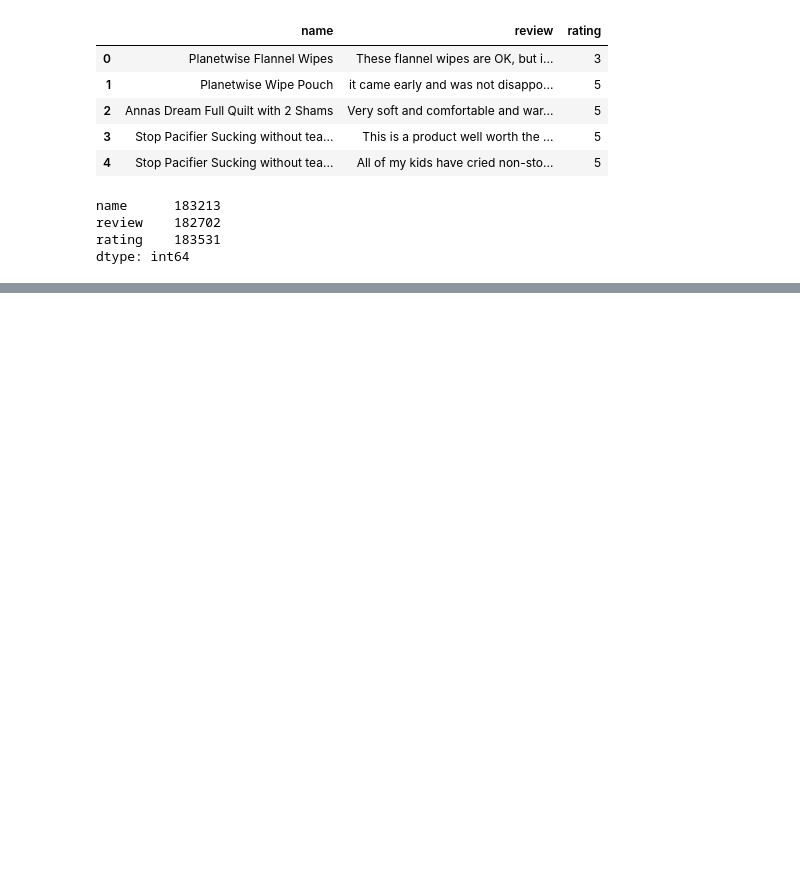
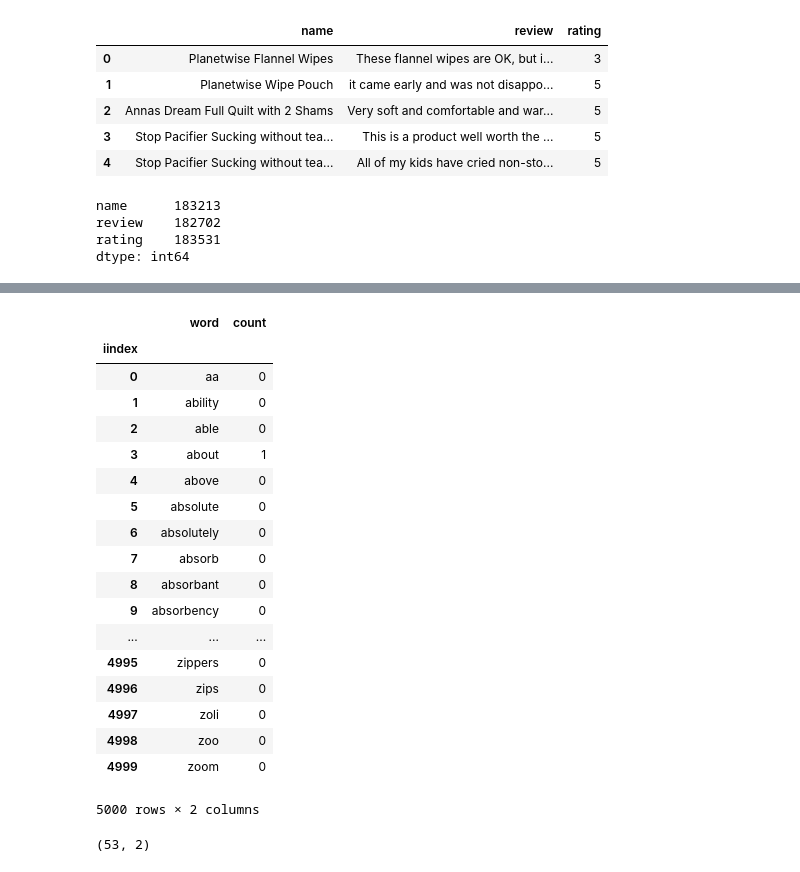
Before and after one commit to ddumet/coursera_machine_learning_foundations, a Jupyter notebook: analysing_sentiment.ipynb, the cells around one changed output, grey strips where cells are left out. Cells and saved outputs as stored; diff of their text form; code cells hidden in the pictures; blank space fills up the shorter version.

Commit message:
Still playing with words counting!

```diff
--- a/analysing_sentiment.ipynb
+++ b/analysing_sentiment.ipynb
@@ -123,0 +111,2 @@ create_bagofwords(products["review"][0],stopswrd)
+# %%
+vec.sort_values("iindex",ascending=True,axis=0,inplace=True)
@@ -123,0 +134,2 @@ create_bagofwords(products["review"][0],stopswrd)
+# %%
+vec.set_index("iindex",inplace=True)
@@ -123,0 +168,26 @@ create_bagofwords(products["review"][0],stopswrd)
+# %%
+a = vec
+# %%
+a.insert(1,"count",words_count[0].reshape(-1,1))
+# %%
+a
+# %% [output]
+|  | word | count |
+| iindex |  |  |
+| 0 | aa | 0 |
+| 1 | ability | 0 |
+| 2 | able | 0 |
+| 3 | about | 1 |
+| 4 | above | 0 |
+| 5 | absolute | 0 |
+| 6 | absolutely | 0 |
+| 7 | absorb | 0 |
+| 8 | absorbant | 0 |
+| 9 | absorbency | 0 |
+| ... | ... | ... |
+| 4995 | zippers | 0 |
+| 4996 | zips | 0 |
+| 4997 | zoli | 0 |
+| 4998 | zoo | 0 |
+| 4999 | zoom | 0 |
+5000 rows × 2 columns
@@ -123,0 +196,4 @@ create_bagofwords(products["review"][0],stopswrd)
+# %%
+b.shape
+# %% [output]
+(53, 2)
```
Also changed, not shown: parts of 34 cells of this notebook.
